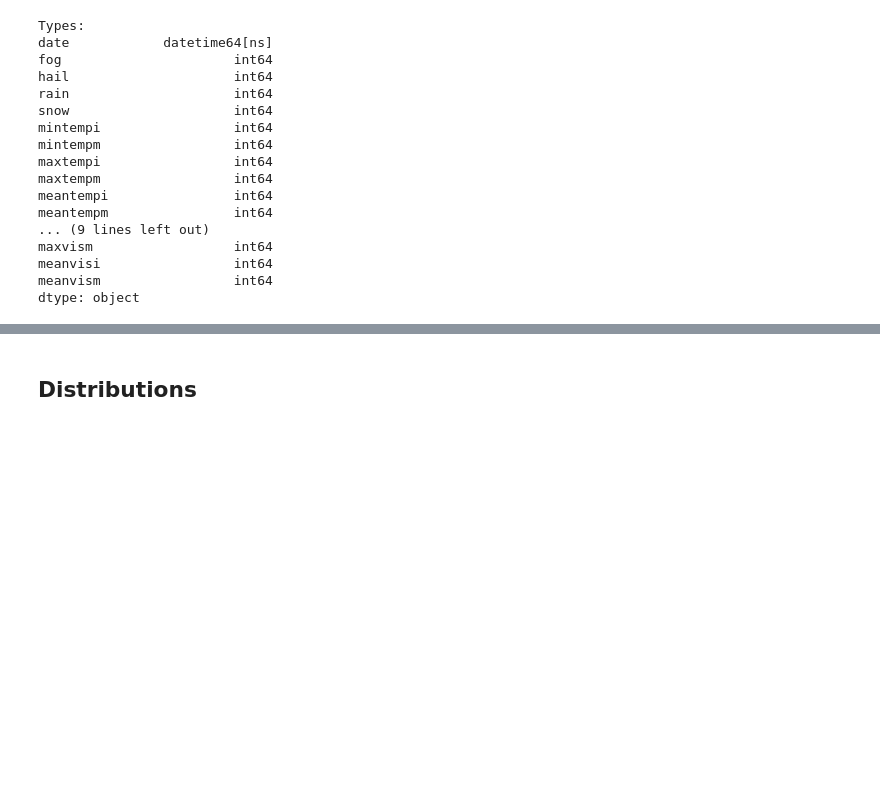
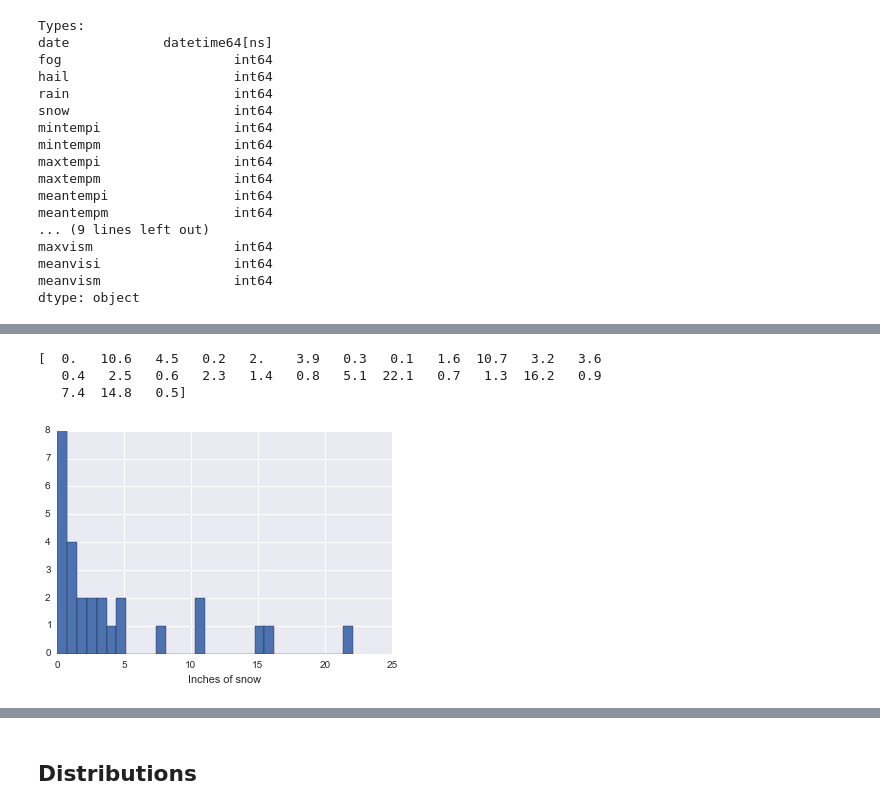
Before and after one commit to azampagl/harvard-capstone, a Jupyter notebook: src/exploration/GateCount_exploratory_fil.ipynb, the cells around one changed output, grey strips where cells are left out. Saved outputs shown, nothing was run; the diff lists cells and outputs as text; code cells hidden in the pictures; blank space fills up the shorter version.

```diff
--- a/src/exploration/GateCount_exploratory_fil.ipynb
+++ b/src/exploration/GateCount_exploratory_fil.ipynb
@@ -217,0 +272,15 @@ gate_count.head()
+# %%
+gate_count=temp
+# %%
+# Try to figure out best way to capture different levels of snowfall
+
+print gate_count['snowfalli'].unique()
+
+plt.hist(gate_count['snowfalli'].unique(),bins=30)
+plt.xlabel('Inches of snow')
+plt.show()
+# %% [output]
+[  0.   10.6   4.5   0.2   2.    3.9   0.3   0.1   1.6  10.7   3.2   3.6
+   0.4   2.5   0.6   2.3   1.4   0.8   5.1  22.1   0.7   1.3  16.2   0.9
+   7.4  14.8   0.5]
+[figure, added]
```
Also changed, not shown: parts of 22 cells of this notebook, 2 other files.
